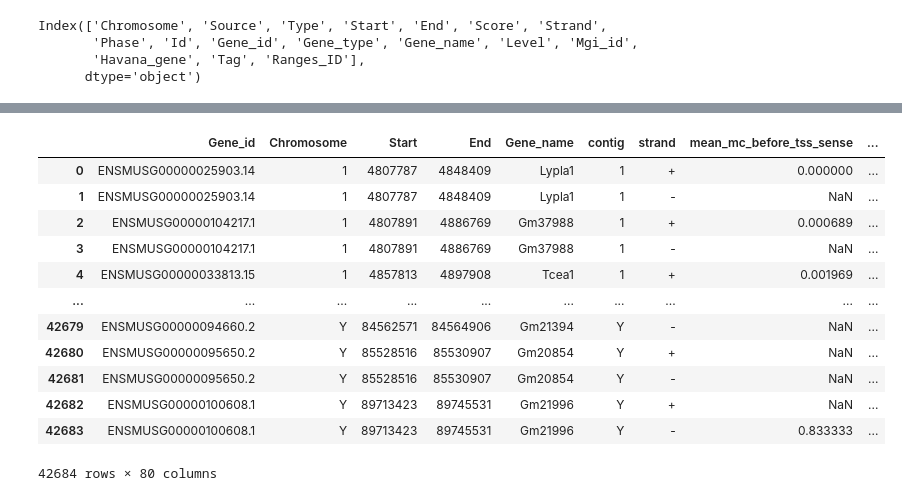
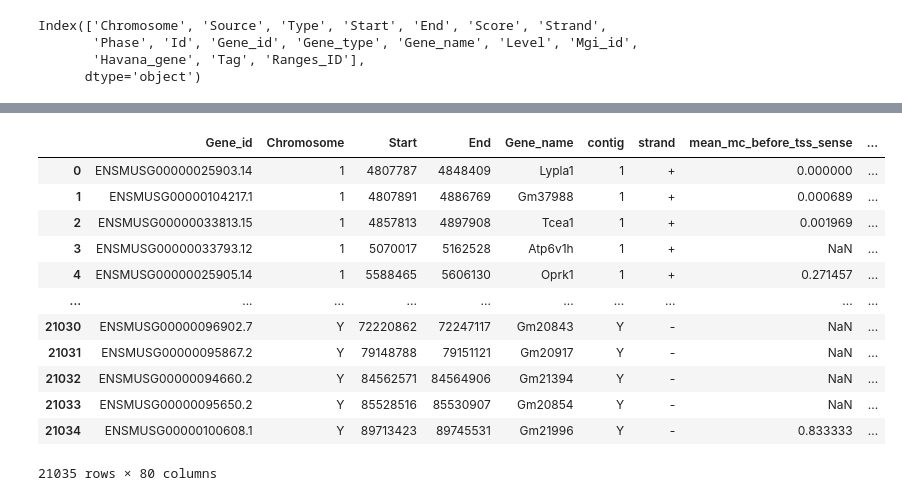
Before and after one commit to nicolawongch/gene_expression_prediction, a Jupyter notebook: methylation_analysis/extract_features.ipynb, the cells around one changed output, grey strips where cells are left out. Saved outputs shown, nothing was run; the diff lists cells and outputs as text; code cells hidden in the pictures.

```diff
--- a/methylation_analysis/extract_features.ipynb
+++ b/methylation_analysis/extract_features.ipynb
@@ -966,7 +1138,7 @@ to_drop = ["Score", "Source", "Phase", "Type"]
 regions_dict_plus ={
         "before_tss": before_tss_plus,
         "after_tes": after_tes_plus,
-        "genes": genes_clean,
+        "genes": genes_plus,
         "first_exons": first_exons_plus,
         "first_introns": first_introns_plus,
     }
@@ -981,7 +1153,7 @@ for region in regions_dict_plus:
 regions_dict_minus ={
         "before_tss": before_tss_minus,
         "after_tes": after_tes_minus,
-        "genes": genes_clean,
+        "genes": genes_minus,
         "first_exons": first_exons_minus,
         "first_introns": first_introns_minus,
     }
@@ -1004,6 +1176,7 @@ def summarise_methylation_across_other_regions(plus_strand_cpgs, minus_strand_cp
     Returns
         grouped_df: pd.DataFrame
     """
+    print(f"summarising over {regions_dict.keys()}")
 
     rds_plus = plus_strand_cpgs.reduce_byranges(
                 ranges=list(regions_dict.values()),
@@ -1022,7 +1195,7 @@ def summarise_methylation_across_other_regions(plus_strand_cpgs, minus_strand_cp
 
         # antisense to the + region
         antisense_plus_ds = rds_minus
-        plus_antisense = ['-'] * antisense_plus_ds.dims['ranges']
+        plus_antisense = ['+'] * antisense_plus_ds.dims['ranges']
         antisense_plus_ds = antisense_plus_ds.assign_coords(strand=('ranges', plus_antisense))
 
         # Add the modified dataset to the output xarray
@@ -1043,7 +1216,7 @@ def summarise_methylation_across_other_regions(plus_strand_cpgs, minus_strand_cp
 
         # antisense to the - region
         antisense_minus_ds = rds_plus
-        minus_antisense = ['+'] * antisense_minus_ds.dims['ranges']
+        minus_antisense = ['-'] * antisense_minus_ds.dims['ranges']
         antisense_minus_ds = antisense_minus_ds.assign_coords(strand=('ranges', minus_antisense))
 
 
@@ -1060,5 +1233,5 @@ def summarise_methylation_across_other_regions(plus_strand_cpgs, minus_strand_cp
 
     return sense_methylation, antisense_methylation
 # %%
-sense_ds, antisense_ds = summarise_methylation_across_other_regions(plus_strand_cov, minus_strand_cov, regions_dict_plus, "+")
+# sense_ds, antisense_ds = summarise_methylation_across_other_regions(plus_strand_cov, minus_strand_cov, regions_dict_plus, "+")
 sense_ds, antisense_ds = summarise_methylation_across_other_regions(plus_strand_cov, minus_strand_cov, regions_dict_minus, "-", sense_ds, antisense_ds)
@@ -1430,3 +1672,5 @@ Index(['Chromosome', 'Source', 'Type', 'Start', 'End', 'Score', 'Strand',
        'Phase', 'Id', 'Gene_id', 'Gene_type', 'Gene_name', 'Level', 'Mgi_id',
        'Havana_gene', 'Tag', 'Ranges_ID'],
       dtype='object')
+# %%
+df_features_cleaned = df_features_cleaned[~df_features_cleaned['contig'].isna()]
@@ -1433,20 +1693,20 @@ Index(['Chromosome', 'Source', 'Type', 'Start', 'End', 'Score', 'Strand',
 # %%
 df_features_cleaned = genes.df[["Gene_id", "Chromosome", "Start", "End"]].merge(
-    df_features_cleaned, on="Gene_id", how="left",
+    df_features_cleaned, on="Gene_id", how="inner",
     )
 df_features_cleaned
 # %% [output]
 |  | Gene_id | Chromosome | Start | End | Gene_name | contig | strand | mean_mc_before_tss_sense | ... |
 | 0 | ENSMUSG00000025903.14 | 1 | 4807787 | 4848409 | Lypla1 | 1 | + | 0.000000 | ... |
-| 1 | ENSMUSG00000025903.14 | 1 | 4807787 | 4848409 | Lypla1 | 1 | - | NaN | ... |
-| 2 | ENSMUSG00000104217.1 | 1 | 4807891 | 4886769 | Gm37988 | 1 | + | 0.000689 | ... |
-| 3 | ENSMUSG00000104217.1 | 1 | 4807891 | 4886769 | Gm37988 | 1 | - | NaN | ... |
-| 4 | ENSMUSG00000033813.15 | 1 | 4857813 | 4897908 | Tcea1 | 1 | + | 0.001969 | ... |
+| 1 | ENSMUSG00000104217.1 | 1 | 4807891 | 4886769 | Gm37988 | 1 | + | 0.000689 | ... |
+| 2 | ENSMUSG00000033813.15 | 1 | 4857813 | 4897908 | Tcea1 | 1 | + | 0.001969 | ... |
+| 3 | ENSMUSG00000033793.12 | 1 | 5070017 | 5162528 | Atp6v1h | 1 | + | NaN | ... |
+| 4 | ENSMUSG00000025905.14 | 1 | 5588465 | 5606130 | Oprk1 | 1 | + | 0.271457 | ... |
 | ... | ... | ... | ... | ... | ... | ... | ... | ... | ... |
-| 42679 | ENSMUSG00000094660.2 | Y | 84562571 | 84564906 | Gm21394 | Y | - | NaN | ... |
-| 42680 | ENSMUSG00000095650.2 | Y | 85528516 | 85530907 | Gm20854 | Y | + | NaN | ... |
-| 42681 | ENSMUSG00000095650.2 | Y | 85528516 | 85530907 | Gm20854 | Y | - | NaN | ... |
-| 42682 | ENSMUSG00000100608.1 | Y | 89713423 | 89745531 | Gm21996 | Y | + | NaN | ... |
-| 42683 | ENSMUSG00000100608.1 | Y | 89713423 | 89745531 | Gm21996 | Y | - | 0.833333 | ... |
+| 21030 | ENSMUSG00000096902.7 | Y | 72220862 | 72247117 | Gm20843 | Y | - | NaN | ... |
+| 21031 | ENSMUSG00000095867.2 | Y | 79148788 | 79151121 | Gm20917 | Y | - | NaN | ... |
+| 21032 | ENSMUSG00000094660.2 | Y | 84562571 | 84564906 | Gm21394 | Y | - | NaN | ... |
+| 21033 | ENSMUSG00000095650.2 | Y | 85528516 | 85530907 | Gm20854 | Y | - | NaN | ... |
+| 21034 | ENSMUSG00000100608.1 | Y | 89713423 | 89745531 | Gm21996 | Y | - | 0.833333 | ... |
-42684 rows × 80 columns
+21035 rows × 80 columns
 # %%
```
Also changed, not shown: parts of 59 cells of this notebook, 2 other files.
